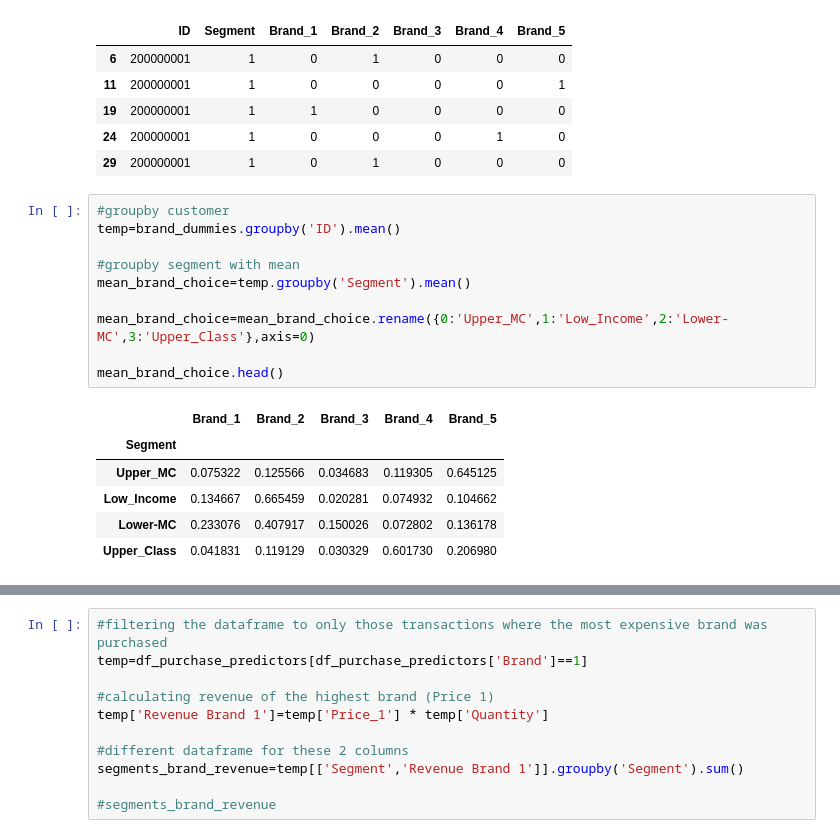
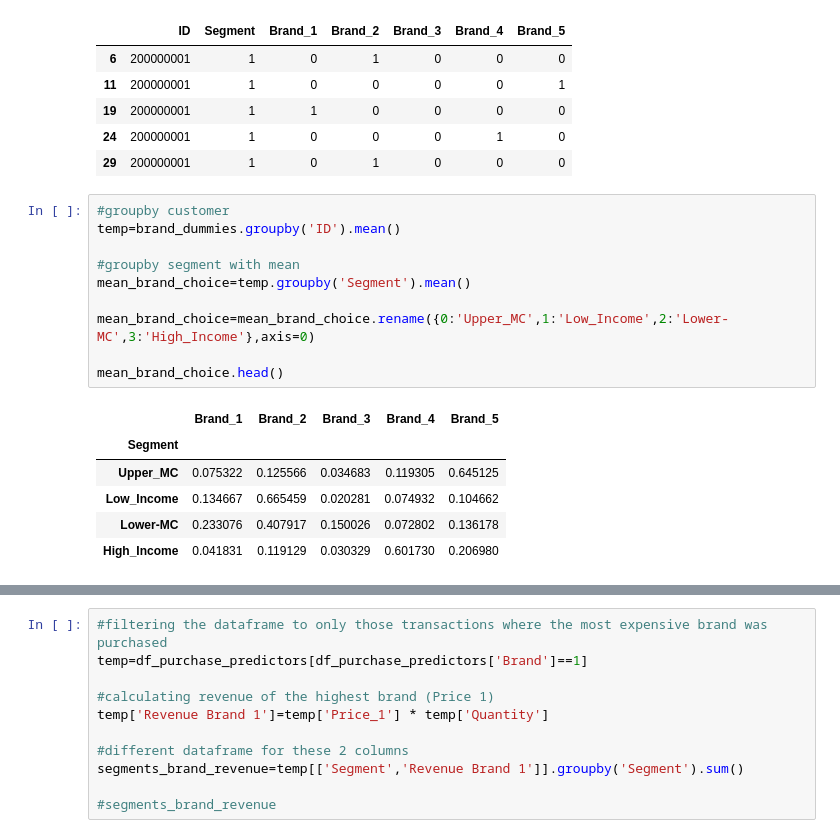
Before and after one commit to asrarahmed01/Projects, a Jupyter notebook: Customer Analytics Project.ipynb, the cells around one changed output, grey strips where cells are left out. Cells and saved outputs as stored; diff of their text form.

```diff
--- a/Customer Analytics Project.ipynb
+++ b/Customer Analytics Project.ipynb
@@ -550,20 +556,20 @@ brand_dummies.head()
 # %%
 #groupby customer
 temp=brand_dummies.groupby('ID').mean()
 
 #groupby segment with mean
 mean_brand_choice=temp.groupby('Segment').mean()
 
-mean_brand_choice=mean_brand_choice.rename({0:'Upper_MC',1:'Low_Income',2:'Lower-MC',3:'Upper_Class'},axis=0)
+mean_brand_choice=mean_brand_choice.rename({0:'Upper_MC',1:'Low_Income',2:'Lower-MC',3:'High_Income'},axis=0)
 
 mean_brand_choice.head()
 # %% [output]
 |  | Brand_1 | Brand_2 | Brand_3 | Brand_4 | Brand_5 |
 | Segment |  |  |  |  |  |
 | Upper_MC | 0.075322 | 0.125566 | 0.034683 | 0.119305 | 0.645125 |
 | Low_Income | 0.134667 | 0.665459 | 0.020281 | 0.074932 | 0.104662 |
 | Lower-MC | 0.233076 | 0.407917 | 0.150026 | 0.072802 | 0.136178 |
-| Upper_Class | 0.041831 | 0.119129 | 0.030329 | 0.601730 | 0.206980 |
+| High_Income | 0.041831 | 0.119129 | 0.030329 | 0.601730 | 0.206980 |
 # %%
 plt.figure(figsize=(9,6))
 
```
Also changed, not shown: parts of 53 cells of this notebook.
